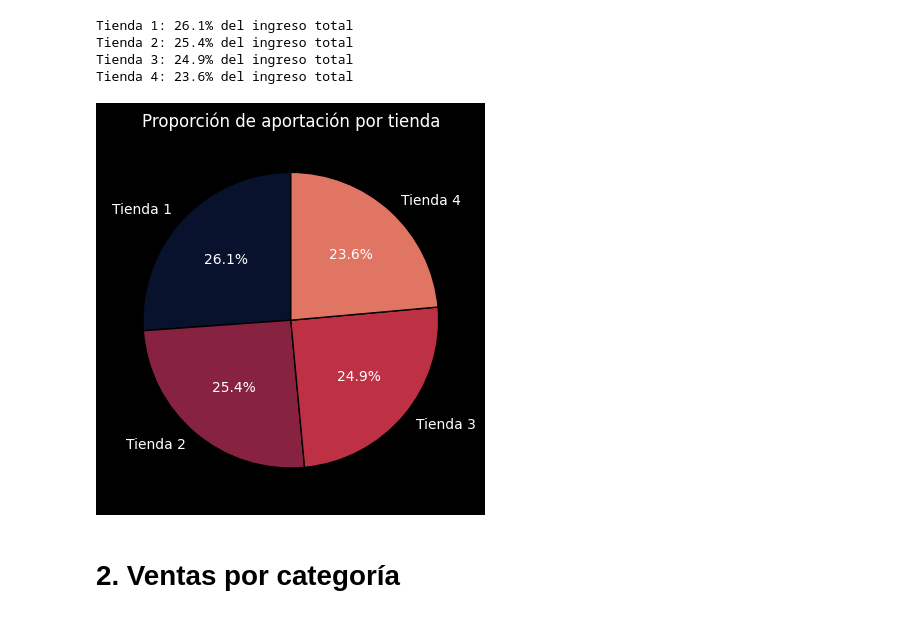
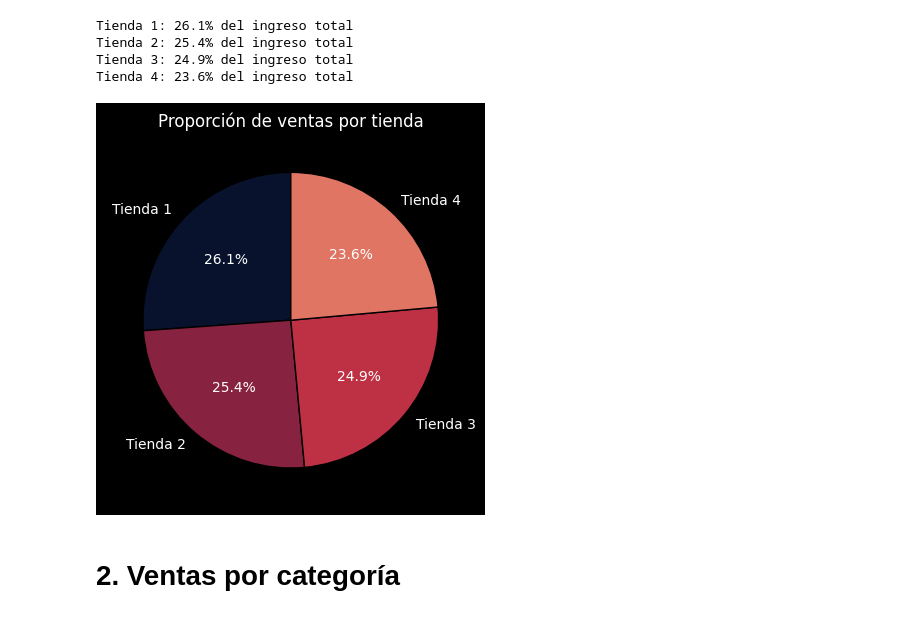
Before and after one commit to zenyonki/alura_store, a Jupyter notebook: AluraStoreLatam.ipynb, the cells around one changed output. Drawn from its saved outputs; the diff is of its cells as text; code cells hidden in the pictures.

```diff
--- a/AluraStoreLatam.ipynb
+++ b/AluraStoreLatam.ipynb
@@ -142,23 +142,23 @@ Tienda 4: 23.6% del ingreso total
 # %%
 colors = ['#09122C', '#872341', '#BE3144', '#E17564']
 
 fig, ax = plt.subplots()
 ax.pie(
     proporciones,
     labels=tiendas,
     autopct='%1.1f%%',
     startangle=90,
     colors=colors,
     wedgeprops={'edgecolor': 'black'}
 )
 
-ax.set_title('Proporción de aportación por tienda')
+ax.set_title('Proporción de ventas por tienda')
 
 plt.style.use('dark_background')
 
 plt.show()
 # %% [output]
-[figure, old version]
+[figure, new version]
 # %% [markdown]
 # 2. Ventas por categoría
 # %%
```
Also changed, not shown: parts of 1 cell of this notebook.
